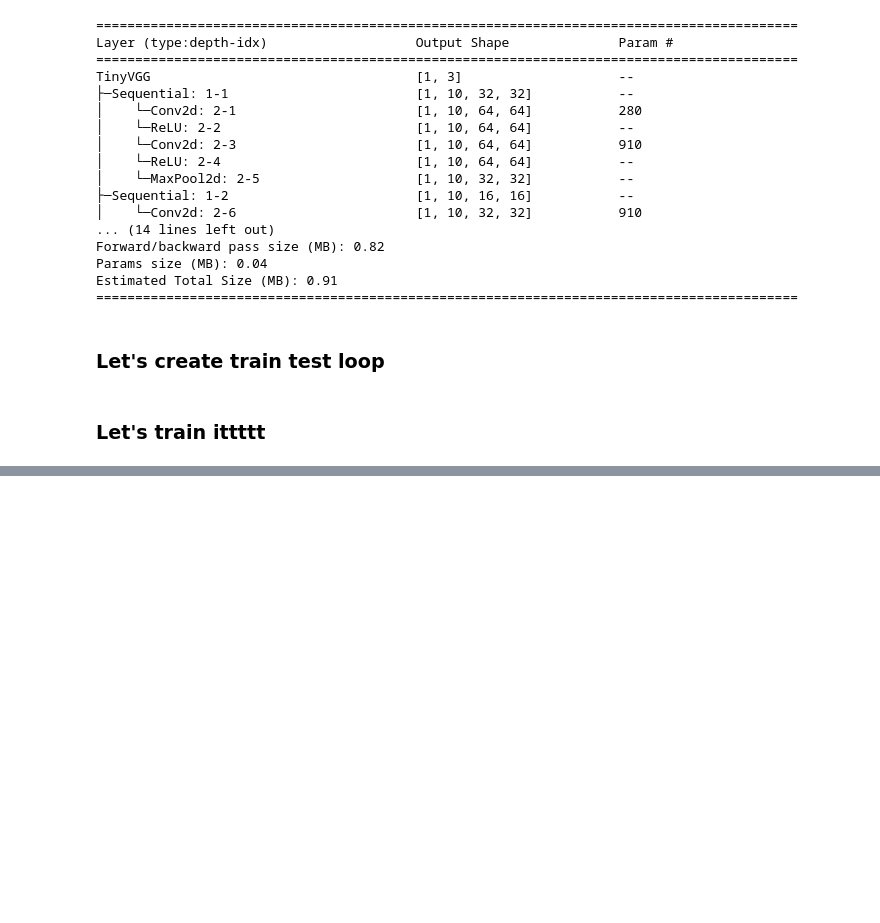
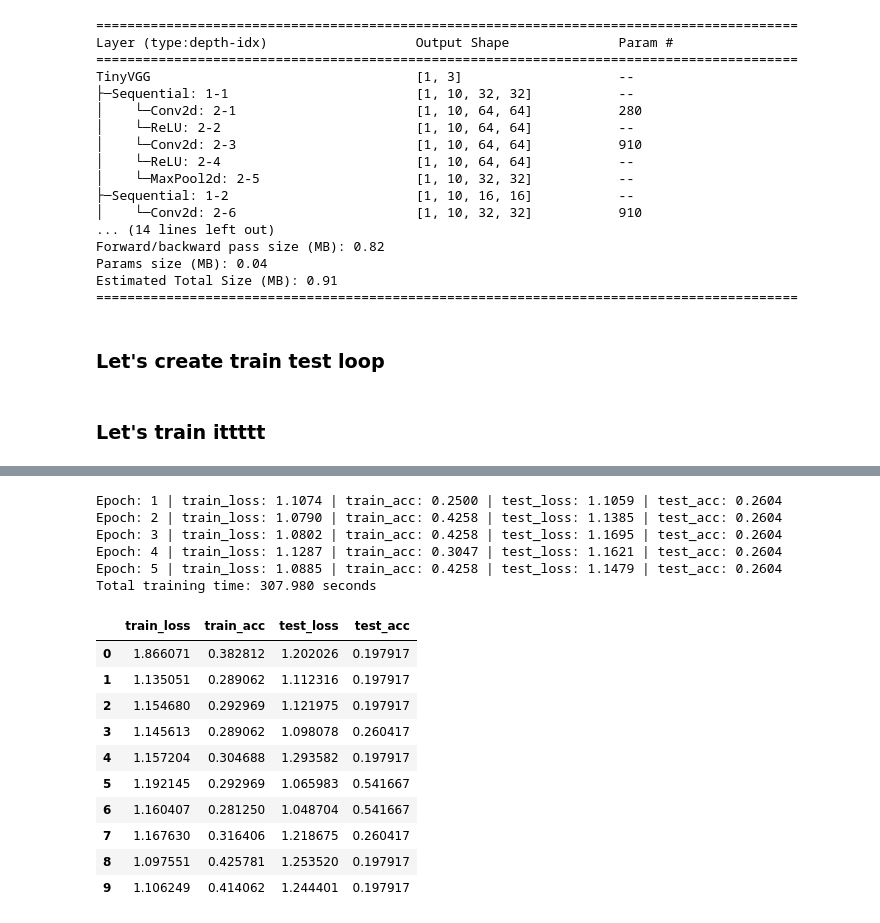
Before and after one commit to brianhuynh125/Learning-DL, a Jupyter notebook: pytorchcustomdatatset.ipynb, the cells around one changed output, grey strips where cells are left out. Drawn from its saved outputs; the diff is of its cells as text; code cells hidden in the pictures; blank space fills up the shorter version.

```diff
--- a/pytorchcustomdatatset.ipynb
+++ b/pytorchcustomdatatset.ipynb
@@ -572,0 +725,51 @@ TypeError: test_step() missing 1 required positional argument: 'optimizer'
+# %%
+# Set random seeds
+torch.manual_seed(42)
+torch.cuda.manual_seed(42)
+
+# Set number of epochs
+NUM_EPOCHS = 5
+
+# Setup loss function and optimizer
+loss_fn = nn.CrossEntropyLoss()
+optimizer = torch.optim.Adam(params=model_1.parameters(), lr=0.001)
+
+# Start the timer
+from timeit import default_timer as timer
+start_time = timer()
+
+# Train model_1
+model_1_results = train(model=model_1,
+                        train_dataloader=train_dataloader_augmented,
+                        test_dataloader=test_dataloader_simple,
+                        optimizer=optimizer,
+                        loss_fn=loss_fn,
+                        epochs=NUM_EPOCHS)
+
+# End the timer and print out how long it took
+end_time = timer()
+print(f"Total training time: {end_time-start_time:.3f} seconds")
+# %% [output]
+Epoch: 1 | train_loss: 1.1074 | train_acc: 0.2500 | test_loss: 1.1059 | test_acc: 0.2604
+Epoch: 2 | train_loss: 1.0790 | train_acc: 0.4258 | test_loss: 1.1385 | test_acc: 0.2604
+Epoch: 3 | train_loss: 1.0802 | train_acc: 0.4258 | test_loss: 1.1695 | test_acc: 0.2604
+Epoch: 4 | train_loss: 1.1287 | train_acc: 0.3047 | test_loss: 1.1621 | test_acc: 0.2604
+Epoch: 5 | train_loss: 1.0885 | train_acc: 0.4258 | test_loss: 1.1479 | test_acc: 0.2604
+Total training time: 307.980 seconds
+# %%
+import pandas as pd
+model_0_df = pd.DataFrame(model_0_results)
+model_1_df = pd.DataFrame(model_1_results)
+model_0_df
+# %% [output]
+|  | train_loss | train_acc | test_loss | test_acc |
+| 0 | 1.866071 | 0.382812 | 1.202026 | 0.197917 |
+| 1 | 1.135051 | 0.289062 | 1.112316 | 0.197917 |
+| 2 | 1.154680 | 0.292969 | 1.121975 | 0.197917 |
+| 3 | 1.145613 | 0.289062 | 1.098078 | 0.260417 |
+| 4 | 1.157204 | 0.304688 | 1.293582 | 0.197917 |
+| 5 | 1.192145 | 0.292969 | 1.065983 | 0.541667 |
+| 6 | 1.160407 | 0.281250 | 1.048704 | 0.541667 |
+| 7 | 1.167630 | 0.316406 | 1.218675 | 0.260417 |
+| 8 | 1.097551 | 0.425781 | 1.253520 | 0.197917 |
+| 9 | 1.106249 | 0.414062 | 1.244401 | 0.197917 |
```
Also changed, not shown: parts of 14 cells of this notebook, 2 other files.
